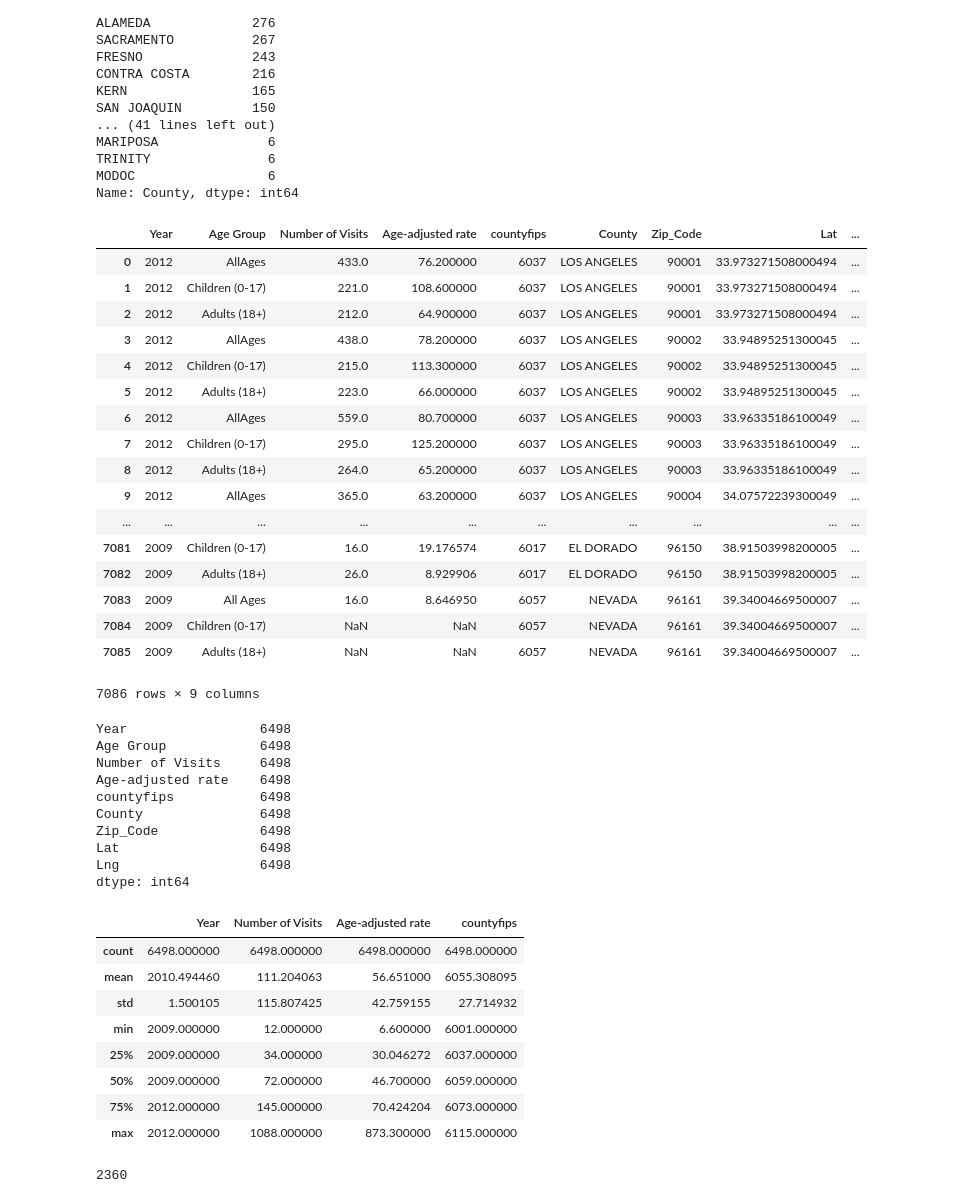
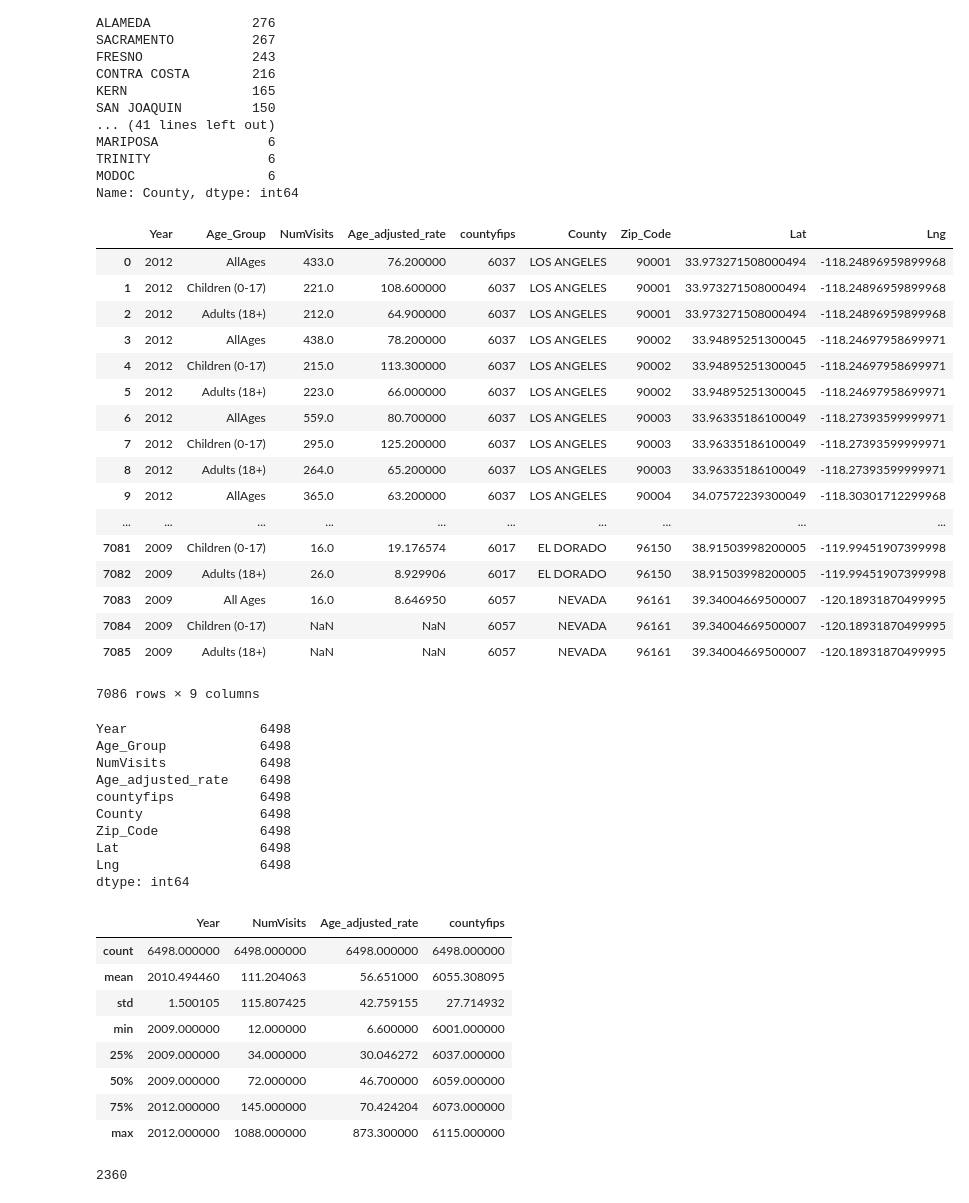
Before and after one commit to VanessaKnox/MVP-Solutions, a Jupyter notebook: MVP - Practice Mark.ipynb, the cells around one changed output. Saved outputs shown, nothing was run; the diff lists cells and outputs as text; code cells hidden in the pictures.

```diff
--- a/MVP - Practice Mark.ipynb
+++ b/MVP - Practice Mark.ipynb
@@ -35,6 +35,7 @@ ca_asthma_data
 | 7085 | 2009 | 96161\n(39.34004669500007, -120.1... | Adults (18+) | NaN | NaN | 6057 | NEVADA |
 7086 rows × 7 columns
 # %%
-ca_asthma_data= ca_asthma_data.rename(columns={'County Fips code': 'countyfips', 'ZIP code': 'zip'})
+ca_asthma_data= ca_asthma_data.rename(columns={'County Fips code': 'countyfips', 'ZIP code': 'zip', 'Age Group': 'Age_Group',
+                                               'Number of Visits':"NumVisits", "Age-adjusted rate": "Age_adjusted_rate"})
 ca_asthma_data
 # %% [output]
@@ -227,27 +228,27 @@ TRINITY               6
 MODOC                 6
 Name: County, dtype: int64
 # %%
-ca_asthma_data_clean = ca_asthma_data[['Year', 'Age Group', 'Number of Visits', 'Age-adjusted rate',
+ca_asthma_data_clean = ca_asthma_data[['Year', 'Age_Group', 'NumVisits', 'Age_adjusted_rate',
                                       'countyfips', 'County', 'Zip_Code', 'Lat','Lng']]
 ca_asthma_data_clean
 # %% [output]
-|  | Year | Age Group | Number of Visits | Age-adjusted rate | countyfips | County | Zip_Code | Lat | ... |
-| 0 | 2012 | AllAges | 433.0 | 76.200000 | 6037 | LOS ANGELES | 90001 | 33.973271508000494 | ... |
-| 1 | 2012 | Children (0-17) | 221.0 | 108.600000 | 6037 | LOS ANGELES | 90001 | 33.973271508000494 | ... |
-| 2 | 2012 | Adults (18+) | 212.0 | 64.900000 | 6037 | LOS ANGELES | 90001 | 33.973271508000494 | ... |
-| 3 | 2012 | AllAges | 438.0 | 78.200000 | 6037 | LOS ANGELES | 90002 | 33.94895251300045 | ... |
-| 4 | 2012 | Children (0-17) | 215.0 | 113.300000 | 6037 | LOS ANGELES | 90002 | 33.94895251300045 | ... |
-| 5 | 2012 | Adults (18+) | 223.0 | 66.000000 | 6037 | LOS ANGELES | 90002 | 33.94895251300045 | ... |
-| 6 | 2012 | AllAges | 559.0 | 80.700000 | 6037 | LOS ANGELES | 90003 | 33.96335186100049 | ... |
-| 7 | 2012 | Children (0-17) | 295.0 | 125.200000 | 6037 | LOS ANGELES | 90003 | 33.96335186100049 | ... |
-| 8 | 2012 | Adults (18+) | 264.0 | 65.200000 | 6037 | LOS ANGELES | 90003 | 33.96335186100049 | ... |
-| 9 | 2012 | AllAges | 365.0 | 63.200000 | 6037 | LOS ANGELES | 90004 | 34.07572239300049 | ... |
+|  | Year | Age_Group | NumVisits | Age_adjusted_rate | countyfips | County | Zip_Code | Lat | Lng |
+| 0 | 2012 | AllAges | 433.0 | 76.200000 | 6037 | LOS ANGELES | 90001 | 33.973271508000494 | -118.24896959899968 |
+| 1 | 2012 | Children (0-17) | 221.0 | 108.600000 | 6037 | LOS ANGELES | 90001 | 33.973271508000494 | -118.24896959899968 |
+| 2 | 2012 | Adults (18+) | 212.0 | 64.900000 | 6037 | LOS ANGELES | 90001 | 33.973271508000494 | -118.24896959899968 |
+| 3 | 2012 | AllAges | 438.0 | 78.200000 | 6037 | LOS ANGELES | 90002 | 33.94895251300045 | -118.24697958699971 |
+| 4 | 2012 | Children (0-17) | 215.0 | 113.300000 | 6037 | LOS ANGELES | 90002 | 33.94895251300045 | -118.24697958699971 |
+| 5 | 2012 | Adults (18+) | 223.0 | 66.000000 | 6037 | LOS ANGELES | 90002 | 33.94895251300045 | -118.24697958699971 |
+| 6 | 2012 | AllAges | 559.0 | 80.700000 | 6037 | LOS ANGELES | 90003 | 33.96335186100049 | -118.27393599999971 |
+| 7 | 2012 | Children (0-17) | 295.0 | 125.200000 | 6037 | LOS ANGELES | 90003 | 33.96335186100049 | -118.27393599999971 |
+| 8 | 2012 | Adults (18+) | 264.0 | 65.200000 | 6037 | LOS ANGELES | 90003 | 33.96335186100049 | -118.27393599999971 |
+| 9 | 2012 | AllAges | 365.0 | 63.200000 | 6037 | LOS ANGELES | 90004 | 34.07572239300049 | -118.30301712299968 |
 | ... | ... | ... | ... | ... | ... | ... | ... | ... | ... |
-| 7081 | 2009 | Children (0-17) | 16.0 | 19.176574 | 6017 | EL DORADO | 96150 | 38.91503998200005 | ... |
-| 7082 | 2009 | Adults (18+) | 26.0 | 8.929906 | 6017 | EL DORADO | 96150 | 38.91503998200005 | ... |
-| 7083 | 2009 | All Ages | 16.0 | 8.646950 | 6057 | NEVADA | 96161 | 39.34004669500007 | ... |
-| 7084 | 2009 | Children (0-17) | NaN | NaN | 6057 | NEVADA | 96161 | 39.34004669500007 | ... |
-| 7085 | 2009 | Adults (18+) | NaN | NaN | 6057 | NEVADA | 96161 | 39.34004669500007 | ... |
+| 7081 | 2009 | Children (0-17) | 16.0 | 19.176574 | 6017 | EL DORADO | 96150 | 38.91503998200005 | -119.99451907399998 |
+| 7082 | 2009 | Adults (18+) | 26.0 | 8.929906 | 6017 | EL DORADO | 96150 | 38.91503998200005 | -119.99451907399998 |
+| 7083 | 2009 | All Ages | 16.0 | 8.646950 | 6057 | NEVADA | 96161 | 39.34004669500007 | -120.18931870499995 |
+| 7084 | 2009 | Children (0-17) | NaN | NaN | 6057 | NEVADA | 96161 | 39.34004669500007 | -120.18931870499995 |
+| 7085 | 2009 | Adults (18+) | NaN | NaN | 6057 | NEVADA | 96161 | 39.34004669500007 | -120.18931870499995 |
 7086 rows × 9 columns
 # %%
 # Drop all NA values to clean the data
@@ -255,9 +256,9 @@ ca_asthma_data_final = ca_asthma_data_clean.dropna()
 ca_asthma_data_final.count()
 # %% [output]
 Year                 6498
-Age Group            6498
-Number of Visits     6498
-Age-adjusted rate    6498
+Age_Group            6498
+NumVisits            6498
+Age_adjusted_rate    6498
 countyfips           6498
 County               6498
 Zip_Code             6498
@@ -267,7 +268,7 @@ dtype: int64
 # %%
 ca_asthma_data_final.describe()
 # %% [output]
-|  | Year | Number of Visits | Age-adjusted rate | countyfips |
+|  | Year | NumVisits | Age_adjusted_rate | countyfips |
 | count | 6498.000000 | 6498.000000 | 6498.000000 | 6498.000000 |
 | mean | 2010.494460 | 111.204063 | 56.651000 | 6055.308095 |
 | std | 1.500105 | 115.807425 | 42.759155 | 27.714932 |
```
Also changed, not shown: parts of 16 cells of this notebook.
